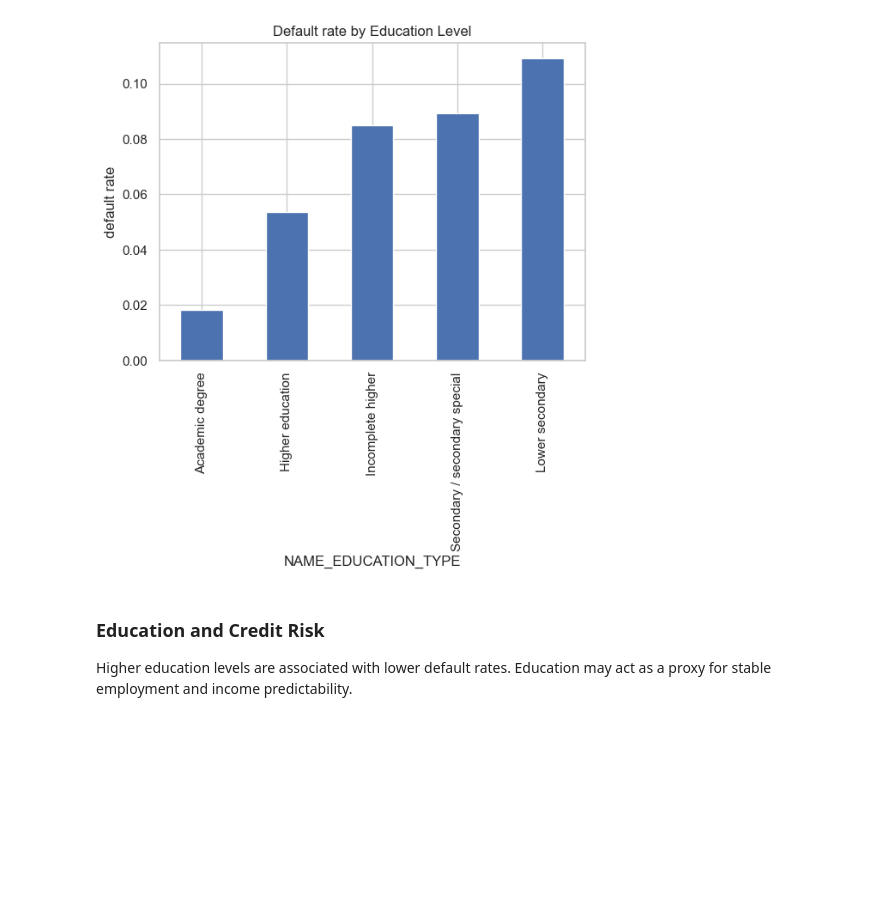
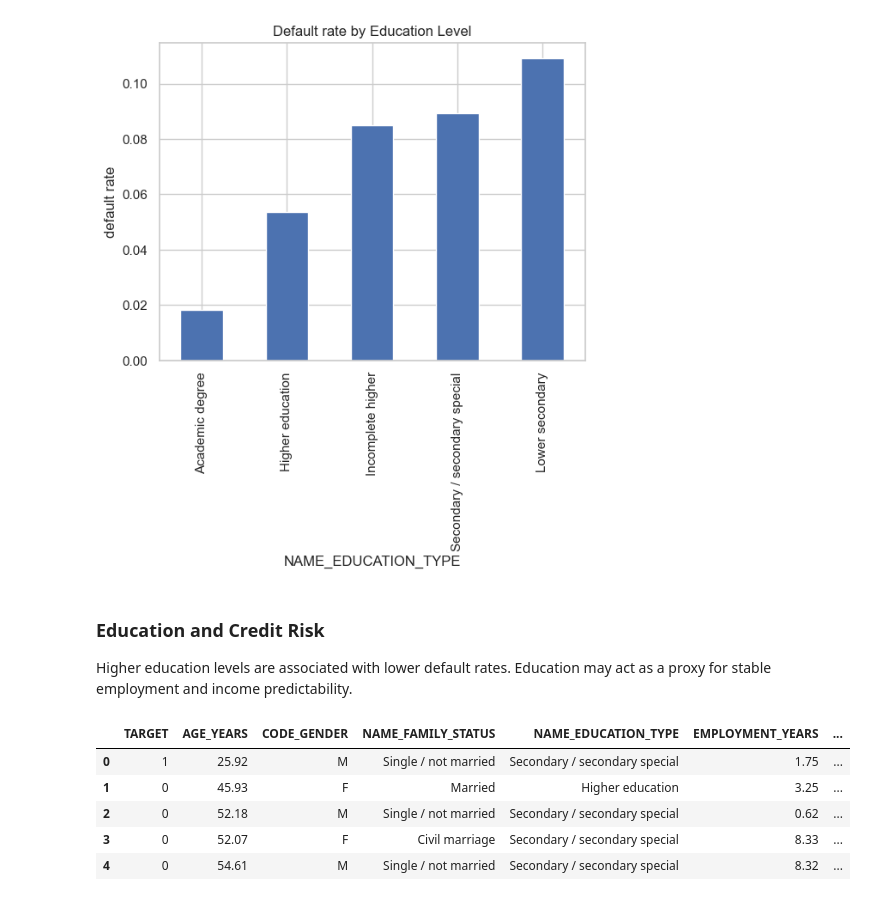
Before and after one commit to Vhutshilo0/home-credit-risk, a Jupyter notebook: notebooks/01_credit_risk_home_credit.ipynb, the cells around one changed output. Saved outputs shown, nothing was run; the diff lists cells and outputs as text; code cells hidden in the pictures; blank space fills up the shorter version.

```diff
--- a/notebooks/01_credit_risk_home_credit.ipynb
+++ b/notebooks/01_credit_risk_home_credit.ipynb
@@ -192,3 +192,38 @@ plt.show()
 
 Higher education levels are associated with lower default rates.
 Education may act as a proxy for stable employment and income predictability.
+# %%
+#Feature selection
+
+selected_features = [
+#Target
+"TARGET",
+
+# Demographics
+    "AGE_YEARS",
+    "CODE_GENDER",
+    "NAME_FAMILY_STATUS",
+    "NAME_EDUCATION_TYPE",
+
+    # Employment
+    "EMPLOYMENT_YEARS",
+
+    # Financial
+    "AMT_INCOME_TOTAL",
+    "AMT_CREDIT",
+    "AMT_ANNUITY",
+
+    # Assets
+    "FLAG_OWN_CAR",
+    "FLAG_OWN_REALTY"
+]
+
+df_model = df[selected_features].copy()
+df_model.head()
+# %% [output]
+|  | TARGET | AGE_YEARS | CODE_GENDER | NAME_FAMILY_STATUS | NAME_EDUCATION_TYPE | EMPLOYMENT_YEARS | ... |
+| 0 | 1 | 25.92 | M | Single / not married | Secondary / secondary special | 1.75 | ... |
+| 1 | 0 | 45.93 | F | Married | Higher education | 3.25 | ... |
+| 2 | 0 | 52.18 | M | Single / not married | Secondary / secondary special | 0.62 | ... |
+| 3 | 0 | 52.07 | F | Civil marriage | Secondary / secondary special | 8.33 | ... |
+| 4 | 0 | 54.61 | M | Single / not married | Secondary / secondary special | 8.32 | ... |
```
Also changed, not shown: parts of 5 cells of this notebook.
